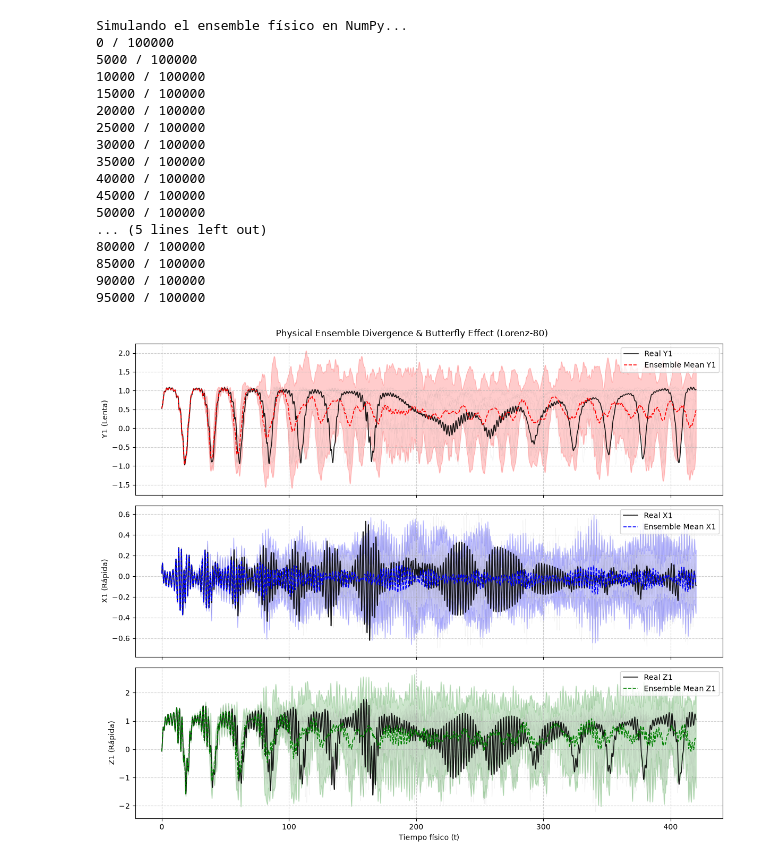
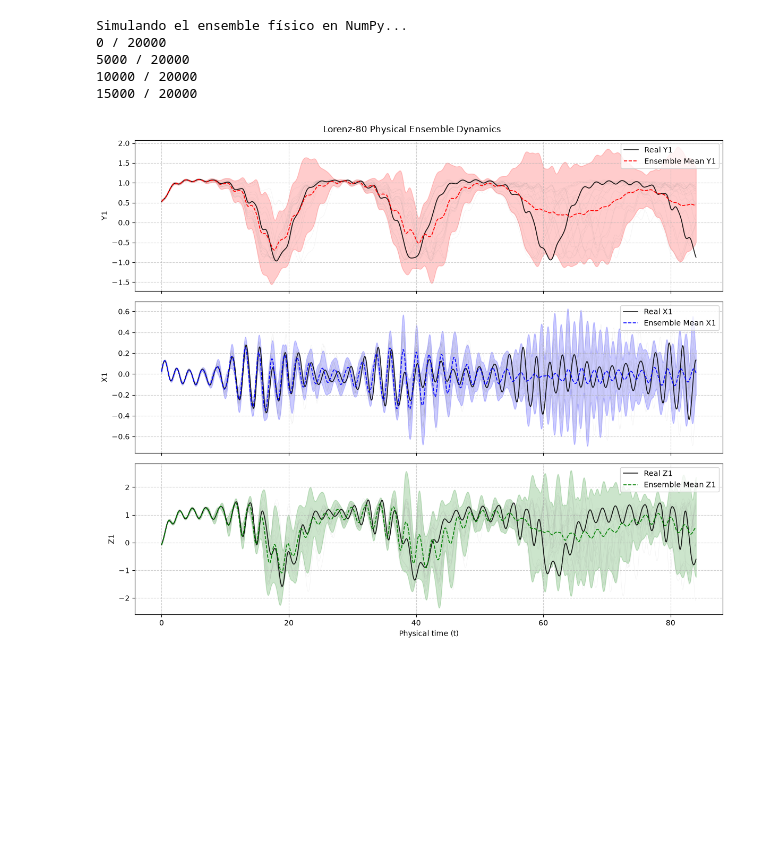
Before and after one commit to sparram/closure_lorenz_80, a Jupyter notebook: notebooks/sim_lorenz_80.ipynb, the cells around one changed output. Drawn from its saved outputs; the diff is of its cells as text; code cells hidden in the pictures; blank space fills up the shorter version.

```diff
--- a/notebooks/sim_lorenz_80.ipynb
+++ b/notebooks/sim_lorenz_80.ipynb
@@ -53,8 +53,8 @@ def rk4_step_numpy(s, dt):
     return s + (dt / 6.0) * (k1 + 2.0 * k2 + 2.0 * k3 + k4)
 
 # 2. Configuración del Ensemble Físico
-M = 10          # 50 miembros en el ensemble
-N = 100000        # Pasos temporales
+M = 20          # 50 miembros en el ensemble
+N = 20000        # Pasos temporales
 dt = 4.2e-3
 start_idx = 5030476
 
@@ -62,8 +62,9 @@ start_idx = 5030476
 s_base = raw_u[:, start_idx]
 
 # Perturbación minúscula para iniciar el efecto mariposa (1e-5)
-np.random.seed(42)
-s0_ensemble = s_base + np.random.randn(M, 9) * 1e-3
+np.random.seed(37)
+initial_sigma_Y = 1e-2
+s0_ensemble = s_base + np.random.randn(M, 9) * initial_sigma_Y
 
 # 3. Bucle de integración del ensemble físico
 ensemble_traj = np.zeros((N, M, 9))
@@ -92,54 +93,43 @@ std_y1 = ensemble_traj[:, :, 3].std(axis=1)
 axes[0].plot(t_axis, real_traj[:, 3], 'k-', label='Real Y1', alpha=0.9, linewidth=1.2)
 axes[0].plot(t_axis, mean_y1, 'r--', label='Ensemble Mean Y1', linewidth=1.2)
 axes[0].fill_between(t_axis, mean_y1 - 2 * std_y1, mean_y1 + 2 * std_y1, color='r', alpha=0.2)
-axes[0].set_ylabel('Y1 (Lenta)')
+axes[0].set_ylabel('Y1')
 axes[0].legend(loc='upper right')
 axes[0].grid(True, linestyle='--', alpha=0.6)
 
 # 2. Variable Rápida X1 (índice 0 en el vector de estado de 9 dimensiones)
 for m in range(M):
     axes[1].plot(t_axis, ensemble_traj[:, m, 0], color='gray', alpha=0.12, linewidth=0.4)
 mean_x1 = ensemble_traj[:, :, 0].mean(axis=1)
 std_x1 = ensemble_traj[:, :, 0].std(axis=1)
 axes[1].plot(t_axis, real_traj[:, 0], 'k-', label='Real X1', alpha=0.9, linewidth=1.2)
 axes[1].plot(t_axis, mean_x1, 'b--', label='Ensemble Mean X1', linewidth=1.2)
 axes[1].fill_between(t_axis, mean_x1 - 2 * std_x1, mean_x1 + 2 * std_x1, color='b', alpha=0.2)
-axes[1].set_ylabel('X1 (Rápida)')
+axes[1].set_ylabel('X1')
 axes[1].legend(loc='upper right')
 axes[1].grid(True, linestyle='--', alpha=0.6)
 
 # 3. Variable Rápida Z1 (índice 6 en el vector de estado de 9 dimensiones)
 for m in range(M):
     axes[2].plot(t_axis, ensemble_traj[:, m, 6], color='gray', alpha=0.12, linewidth=0.4)
 mean_z1 = ensemble_traj[:, :, 6].mean(axis=1)
 std_z1 = ensemble_traj[:, :, 6].std(axis=1)
 axes[2].plot(t_axis, real_traj[:, 6], 'k-', label='Real Z1', alpha=0.9, linewidth=1.2)
 axes[2].plot(t_axis, mean_z1, 'g--', label='Ensemble Mean Z1', linewidth=1.2)
 axes[2].fill_between(t_axis, mean_z1 - 2 * std_z1, mean_z1 + 2 * std_z1, color='g', alpha=0.2)
-axes[2].set_xlabel('Tiempo físico (t)')
-axes[2].set_ylabel('Z1 (Rápida)')
+axes[2].set_xlabel('Physical time (t)')
+axes[2].set_ylabel('Z1')
 axes[2].legend(loc='upper right')
 axes[2].grid(True, linestyle='--', alpha=0.6)
 
-plt.suptitle('Physical Ensemble Divergence & Butterfly Effect (Lorenz-80)')
+plt.suptitle('Lorenz-80 Physical Ensemble Dynamics')
 plt.tight_layout()
+plt.savefig("../media/closed_loop/edo_model_dynamics.png")
 plt.show()
 # %% [output]
 Simulando el ensemble físico en NumPy...
-0 / 100000
-5000 / 100000
-10000 / 100000
-15000 / 100000
-20000 / 100000
-25000 / 100000
-30000 / 100000
-35000 / 100000
-40000 / 100000
-45000 / 100000
-50000 / 100000
-... (5 lines left out)
-80000 / 100000
-85000 / 100000
-90000 / 100000
-95000 / 100000
+0 / 20000
+5000 / 20000
+10000 / 20000
+15000 / 20000
-[figure, old version]
+[figure, new version]
```
Also changed, not shown: 15 other files.
